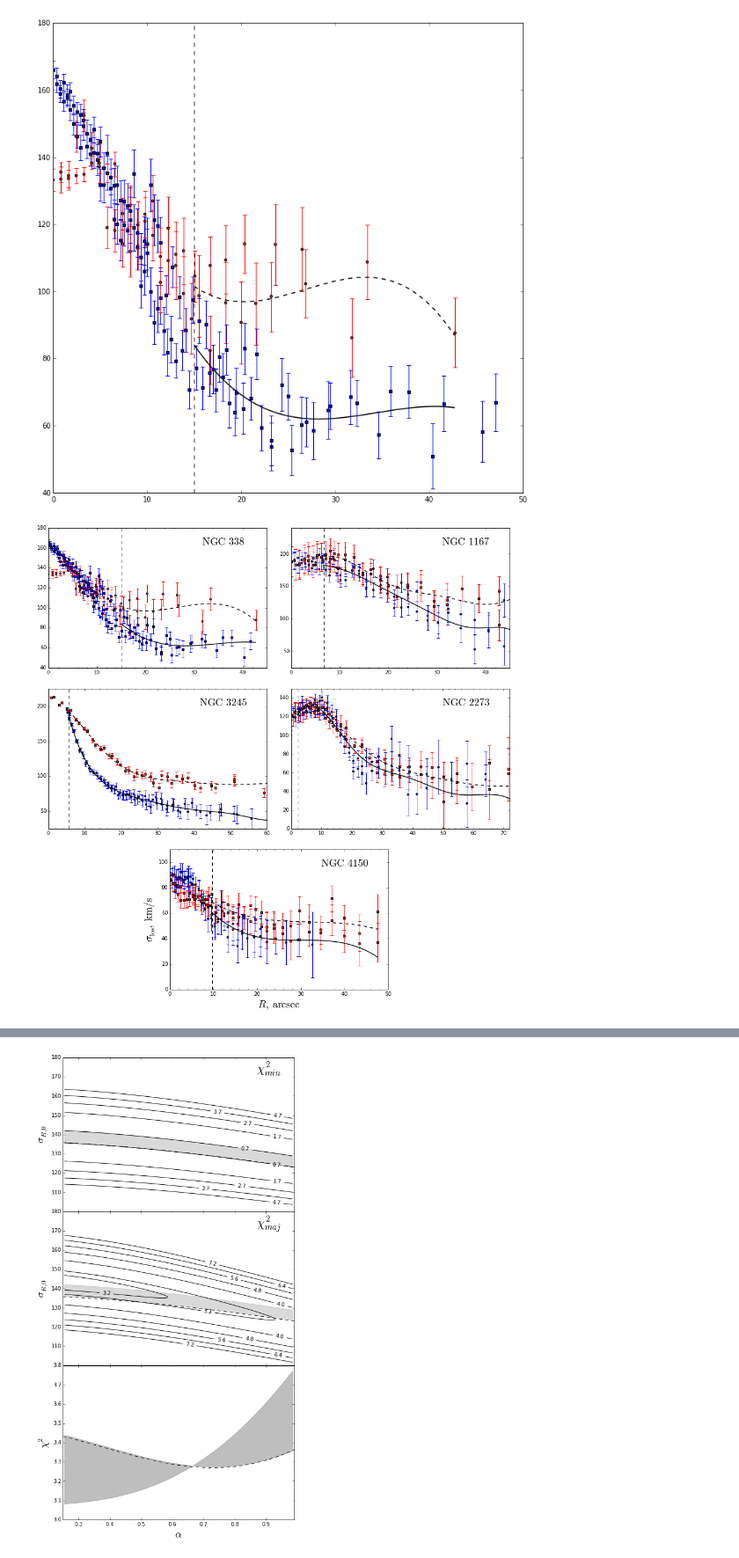
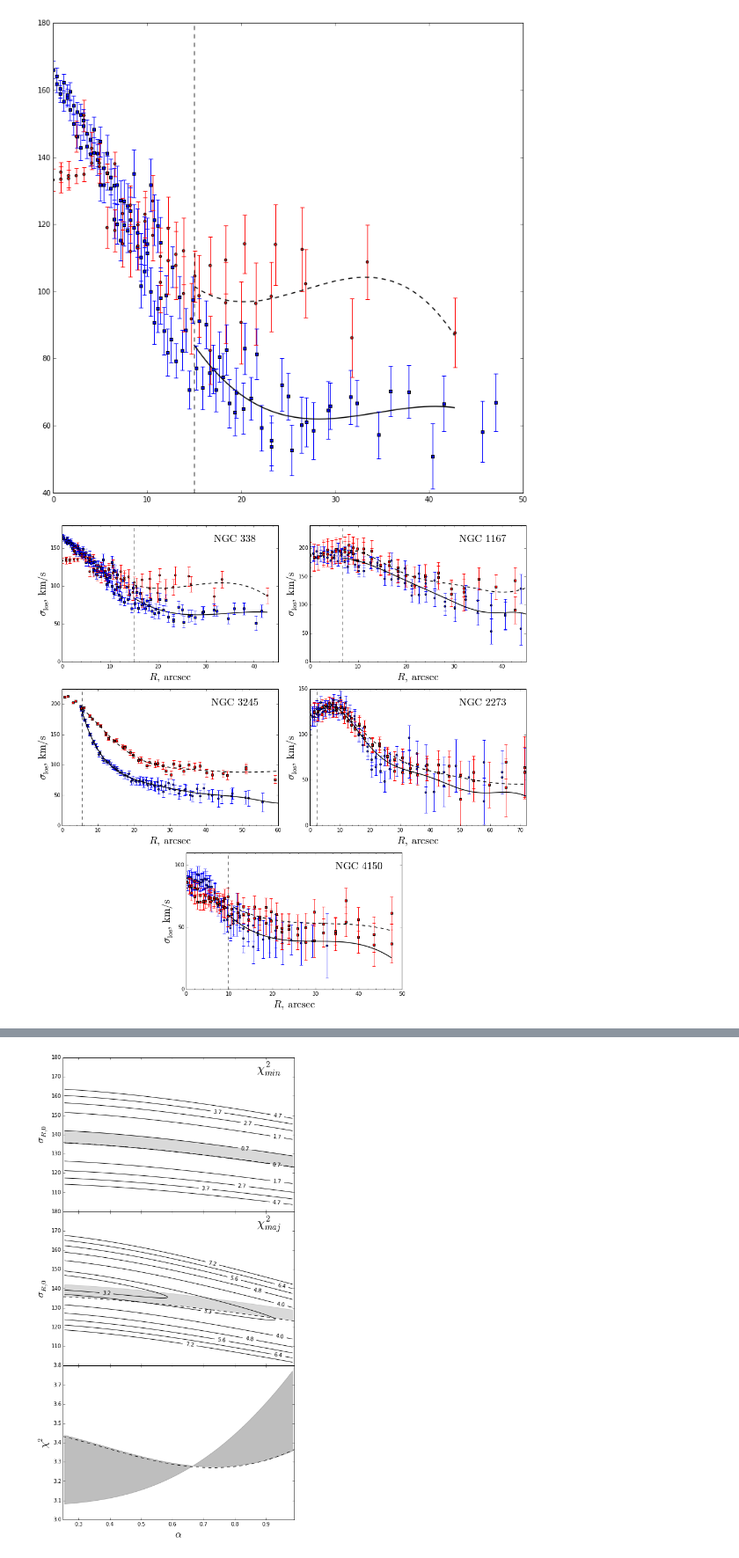
Before and after one commit to Amarchuk/2FInstability, a Jupyter notebook: notebooks/NGC338_cut.ipynb, the cells around one changed output, grey strips where cells are left out. Shown at 88% size. Drawn from its saved outputs; the diff is of its cells as text; code cells hidden in the pictures.

```diff
--- a/notebooks/NGC338_cut.ipynb
+++ b/notebooks/NGC338_cut.ipynb
@@ -1057,8 +1060,8 @@ os.chdir(tex_imgs_dir)
 ind = 0
 # Для 4150 - http://adsabs.harvard.edu/cgi-bin/bib_query?2010ApJ...716..942F,
 # для 3245 - http://adsabs.harvard.edu/cgi-bin/bib_query?2012ApJ...754...67F
-rebs = [6.7, 5.5, 2.2, np.power(10, 2.81)/(13.74*10**6)*180*60*60/np.pi]
-names  = [r'$\rm{NGC\, 1167}$', r'$\rm{NGC\, 3245}$', r'$\rm{NGC\, 2273}$', r'$\rm{NGC\, 4150}$']
+rebs = [r_eb, 6.7, 5.5, 2.2, np.power(10, 2.81)/(13.74*10**6)*180*60*60/np.pi]
+names  = [r'$\rm{NGC\, 338}$', r'$\rm{NGC\, 1167}$', r'$\rm{NGC\, 3245}$', r'$\rm{NGC\, 2273}$', r'$\rm{NGC\, 4150}$']
 
 fig = plt.figure(figsize=[16,16])
 ax1 = plt.subplot2grid(shape=(3,4), loc=(0,0), colspan=2)
@@ -1069,68 +1072,66 @@ ax5 = plt.subplot2grid((3,4), (2,1), colspan=2)
 axes = [ax1, ax2, ax3, ax4, ax5]
 
 plot_n338_svelos(ax1)
-ax1.text(0.8, 0.9, r'$\rm{NGC\, 338}$', fontsize=20, ha='center', va='center', transform=ax1.transAxes)
-ax1.xaxis.set_major_locator(MultipleLocator(10))
-ax1.xaxis.set_minor_locator(MultipleLocator(2))
-ax1.set_xlim(0, 45)
-# ax1.yaxis.set_label_coords(-0.045, 0.5)
-# ax1.set_ylabel(r'$\sigma_{\rm{los}},\, \rm{km/s}$', fontsize=15)
-# ax1.set_xlabel(r'$R,\, \rm{arcsec}$', fontsize=15)
 
-for name in ['n1167', 'n3245', 'n2273', 'n4150']:
-    a,b,c = zip(*np.load(name + '_maj.npy'))
-    ax = axes[ind+1]
+for name in ['n338', 'n1167', 'n3245', 'n2273', 'n4150']:
+    ax = axes[ind]
     reb = rebs[ind]
-    ax.errorbar(a, b, yerr=c, fmt='.', marker='o', markersize=3.5, mew=1, color='blue')
-    a,b,c = zip(*np.load(name + '_min.npy'))
-    ax.errorbar(a, b, yerr=c, fmt='.', marker='s', markersize=3.5, mew=1, color='red')
-    a,b = zip(*np.load(name + '_maj_poly.npy'))
-    a_len = len(a)
-    a = filter(lambda l: l > reb, a)
-    b = b[(a_len-len(a)):]
-    ax.plot(a,b, '-', color='black', lw=1.5)
-    a,b = zip(*np.load(name + '_min_poly.npy'))
-    a_len = len(a)
-    a = filter(lambda l: l > reb, a)
-    b = b[(a_len-len(a)):]
-    ax.plot(a,b, '--', color='black', lw=1.5)
+    if name != 'n338':
+        a,b,c = zip(*np.load(name + '_maj.npy'))
+        ax.errorbar(a, b, yerr=c, fmt='.', marker='o', markersize=3.5, mew=1, color='blue')
+        a,b,c = zip(*np.load(name + '_min.npy'))
+        ax.errorbar(a, b, yerr=c, fmt='.', marker='s', markersize=3.5, mew=1, color='red')
+        a,b = zip(*np.load(name + '_maj_poly.npy'))
+        a_len = len(a)
+        a = filter(lambda l: l > reb, a)
+        b = b[(a_len-len(a)):]
+        ax.plot(a,b, '-', color='black', lw=1.5)
+        a,b = zip(*np.load(name + '_min_poly.npy'))
+        a_len = len(a)
+        a = filter(lambda l: l > reb, a)
+        b = b[(a_len-len(a)):]
+        ax.plot(a,b, '--', color='black', lw=1.5)
     ax.xaxis.set_major_locator(MultipleLocator(10))
     ax.xaxis.set_minor_locator(MultipleLocator(2))
 #     ax.plot([reb, reb],[0, (50 - 30*(ind/2))], color='black', lw=2)
     ax.axvline(x=reb, ls='--', color='black')
     ax.text(0.8, 0.9, names[ind], fontsize=20, ha='center', va='center', transform=ax.transAxes)
-#     ax.yaxis.set_label_coords(-0.045, 0.5)
-#     ax.set_ylabel(r'$\sigma_{\rm{los}},\, \rm{km/s}$', fontsize=15)
-#     ax.set_xlabel(r'$R,\, \rm{arcsec}$', fontsize=15)
+    ax.yaxis.set_label_coords(-0.055, 0.5)
+    ax.set_ylabel(r'$\sigma_{\rm{los}},\, \rm{km/s}$', fontsize=20)
+    ax.set_xlabel(r'$R,\, \rm{arcsec}$', fontsize=20)
+    ax.yaxis.set_major_locator(MultipleLocator(50))
     ind += 1
 
-ax2.set_ylim(25, 240)
+ax1.set_xlim(0, 45)
+ax1.set_ylim(0)
+
+ax2.set_ylim(0, 240)
 ax2.set_xlim(0, 45)
 # ax2.set_ylabel(r'$\sigma_{\rm{los}},\, \rm{km/s}$', fontsize=15)
 
-ax3.set_ylim(25, 225)
+ax3.set_ylim(0, 225)
 ax3.set_xlim(0, 60)
 # ax3.axes.yaxis.set_ticklabels([])
 
 ax4.set_ylim(0, 150)
 ax4.set_xlim(0, 72)
 # ax4.set_ylabel(r'$\sigma_{\rm{los}},\, \rm{km/s}$', fontsize=10)
 # ax4.set_xlabel(r'$R,\, \rm{arcsec}$', fontsize=15)
 
 ax5.set_ylim(0, 110)
 # ax5.set_xlim(0, 50)
 # ax5.axes.yaxis.set_ticklabels([])
-ax5.set_ylabel(r'$\sigma_{\rm{los}},\, \rm{km/s}$', fontsize=20)
-ax5.set_xlabel(r'$R,\, \rm{arcsec}$', fontsize=20)
+# ax5.set_ylabel(r'$\sigma_{\rm{los}},\, \rm{km/s}$', fontsize=20)
+# ax5.set_xlabel(r'$R,\, \rm{arcsec}$', fontsize=20)
 
 
-fig.subplots_adjust(wspace=0.25, hspace=0.15)
+fig.subplots_adjust(wspace=0.35, hspace=0.20)
 plt.savefig('all_sig_los.eps', format='eps')
 plt.savefig('all_sig_los.png', format='png')
 plt.savefig('all_sig_los.pdf', format='pdf', dpi=150)
 plt.show()
 # %% [output]
-[figure, old version]
+[figure, new version]
 # %%
 os.chdir(tex_imgs_dir)
 
```
Also changed, not shown: parts of 4 cells of this notebook.
